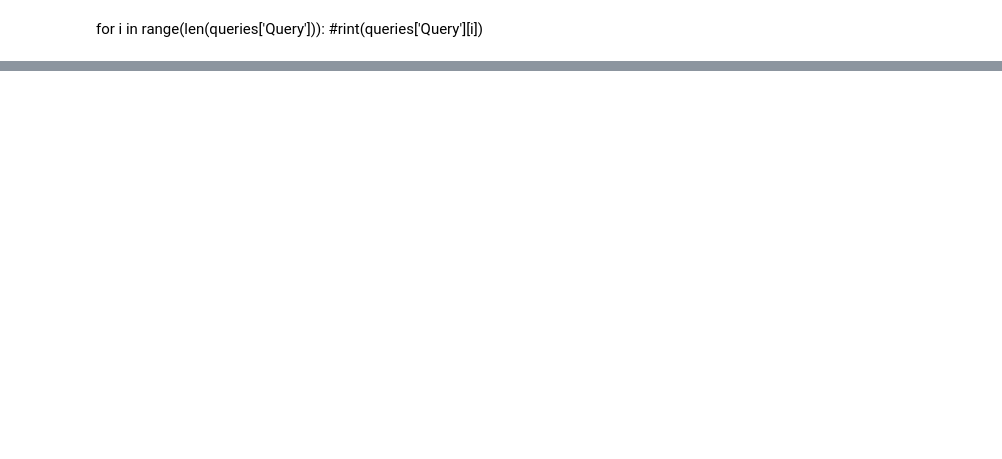
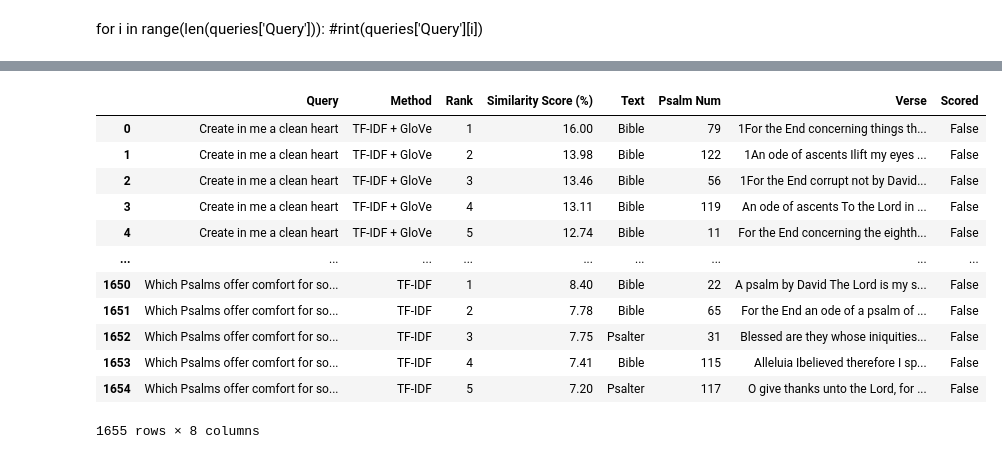
Before and after one commit to cwc09262/psalms-nlp-research, a Jupyter notebook: query_compare/querycompare.ipynb, the cells around one changed output, grey strips where cells are left out. Saved outputs shown, nothing was run; the diff lists cells and outputs as text; code cells hidden in the pictures; blank space fills up the shorter version.

Commit message:
Worked on llm as judge mainframe. Ran the results on a computing cluster at villanova. Brought the resultsd back to this repo. Started to anylize them.

```diff
--- a/query_compare/querycompare.ipynb
+++ b/query_compare/querycompare.ipynb
@@ -1145,0 +1262,9 @@ all_results
+# %%
+# Adding the rankings to each result as it is a depended on
+all_results['Rank'] = (
+    all_results.groupby(['Query', 'Method'])['Similarity Score (%)']
+    .rank(method='dense', ascending=False)
+    .astype(int)
+)
+
+all_results.head()
@@ -1145,0 +1278,4 @@ all_results
+# %%
+all_results = all_results[['Query', 'Method', 'Rank', 'Similarity Score (%)', 'Text', 'Psalm Num', 'Verse']]
+all_results['Scored'] = False
+all_results.head()
@@ -1145,0 +1289,16 @@ all_results
+# %%
+all_results
+# %% [output]
+|  | Query | Method | Rank | Similarity Score (%) | Text | Psalm Num | Verse | Scored |
+| 0 | Create in me a clean heart | TF-IDF + GloVe | 1 | 16.00 | Bible | 79 | 1For the End concerning things th... | False |
+| 1 | Create in me a clean heart | TF-IDF + GloVe | 2 | 13.98 | Bible | 122 | 1An ode of ascents Ilift my eyes ... | False |
+| 2 | Create in me a clean heart | TF-IDF + GloVe | 3 | 13.46 | Bible | 56 | 1For the End corrupt not by David... | False |
+| 3 | Create in me a clean heart | TF-IDF + GloVe | 4 | 13.11 | Bible | 119 | An ode of ascents To the Lord in ... | False |
+| 4 | Create in me a clean heart | TF-IDF + GloVe | 5 | 12.74 | Bible | 11 | For the End concerning the eighth... | False |
+| ... | ... | ... | ... | ... | ... | ... | ... | ... |
+| 1650 | Which Psalms offer comfort for so... | TF-IDF | 1 | 8.40 | Bible | 22 | A psalm by David The Lord is my s... | False |
+| 1651 | Which Psalms offer comfort for so... | TF-IDF | 2 | 7.78 | Bible | 65 | For the End an ode of a psalm of ... | False |
+| 1652 | Which Psalms offer comfort for so... | TF-IDF | 3 | 7.75 | Psalter | 31 | Blessed are they whose iniquities... | False |
+| 1653 | Which Psalms offer comfort for so... | TF-IDF | 4 | 7.41 | Bible | 115 | Alleluia Ibelieved therefore I sp... | False |
+| 1654 | Which Psalms offer comfort for so... | TF-IDF | 5 | 7.20 | Psalter | 117 | O give thanks unto the Lord, for ... | False |
+1655 rows × 8 columns
```
Also changed, not shown: parts of 54 cells of this notebook, 12 other files.
